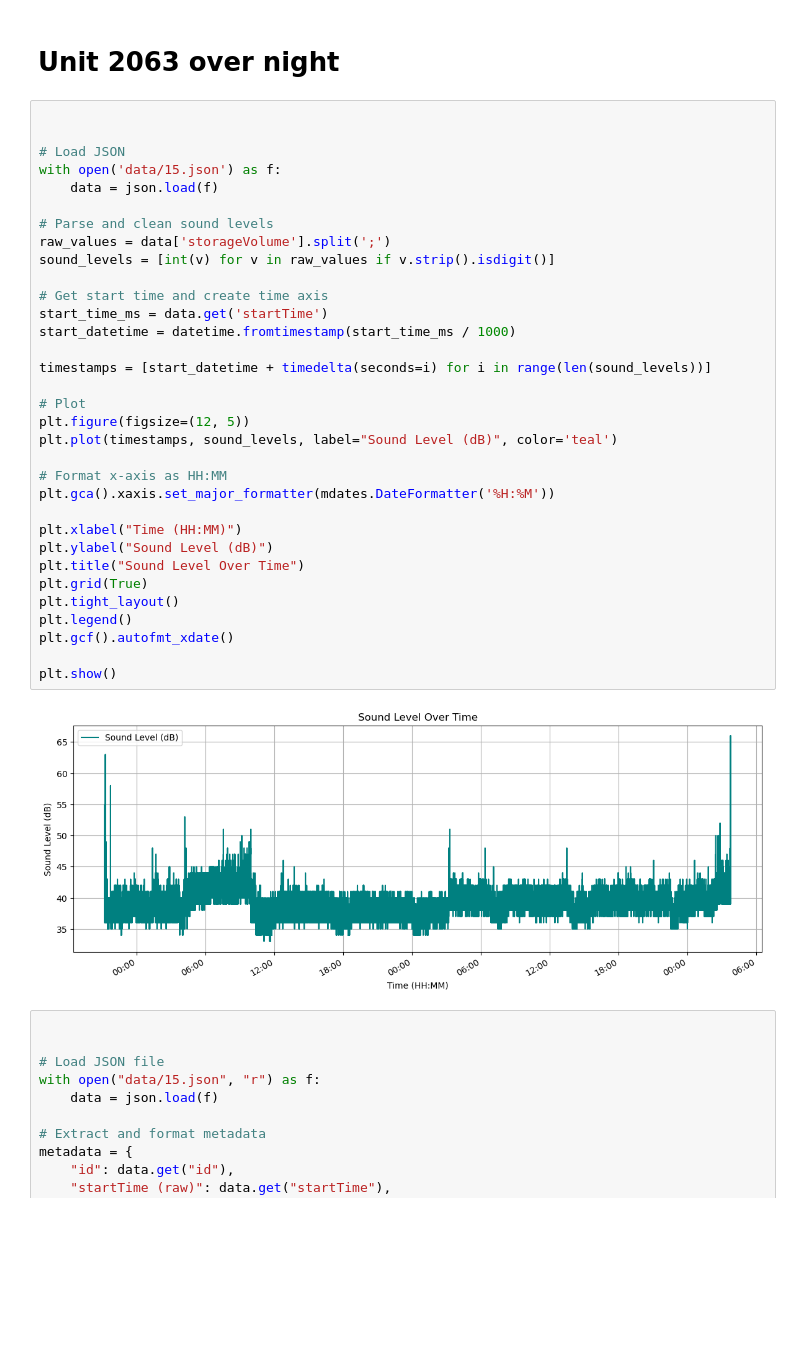
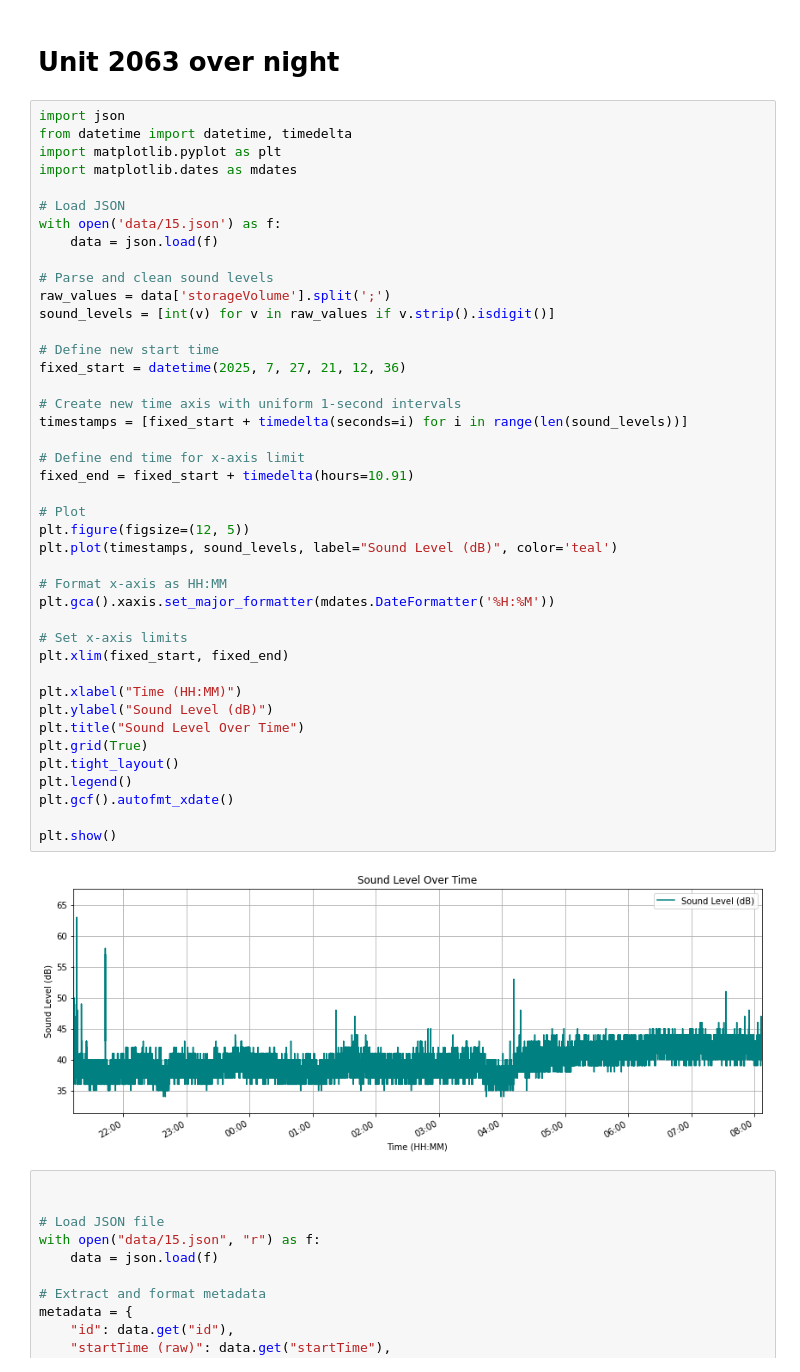
Before and after one commit to EnricoBorriello/Noise-Measurements, a Jupyter notebook: plots.ipynb, the cells around one changed output. Saved outputs shown, nothing was run; the diff lists cells and outputs as text; blank space fills up the shorter version.

```diff
--- a/plots.ipynb
+++ b/plots.ipynb
@@ -82,40 +114,49 @@ July 27th, 2025 - Unit 5062
 # %% [markdown]
 # Unit 2063 over night
 # %%
-
+import json
+from datetime import datetime, timedelta
+import matplotlib.pyplot as plt
+import matplotlib.dates as mdates
 
 # Load JSON
 with open('data/15.json') as f:
     data = json.load(f)
 
 # Parse and clean sound levels
 raw_values = data['storageVolume'].split(';')
 sound_levels = [int(v) for v in raw_values if v.strip().isdigit()]
 
-# Get start time and create time axis
-start_time_ms = data.get('startTime')
-start_datetime = datetime.fromtimestamp(start_time_ms / 1000)
+# Define new start time
+fixed_start = datetime(2025, 7, 27, 21, 12, 36)
 
-timestamps = [start_datetime + timedelta(seconds=i) for i in range(len(sound_levels))]
+# Create new time axis with uniform 1-second intervals
+timestamps = [fixed_start + timedelta(seconds=i) for i in range(len(sound_levels))]
+
+# Define end time for x-axis limit
+fixed_end = fixed_start + timedelta(hours=10.91)
 
 # Plot
 plt.figure(figsize=(12, 5))
 plt.plot(timestamps, sound_levels, label="Sound Level (dB)", color='teal')
 
 # Format x-axis as HH:MM
 plt.gca().xaxis.set_major_formatter(mdates.DateFormatter('%H:%M'))
+
+# Set x-axis limits
+plt.xlim(fixed_start, fixed_end)
 
 plt.xlabel("Time (HH:MM)")
 plt.ylabel("Sound Level (dB)")
 plt.title("Sound Level Over Time")
 plt.grid(True)
 plt.tight_layout()
 plt.legend()
 plt.gcf().autofmt_xdate()
 
 plt.show()
 # %% [output]
-[figure, old version]
+[figure, new version]
 # %%
 
 
```
Also changed, not shown: parts of 13 cells of this notebook, 3 other files.
